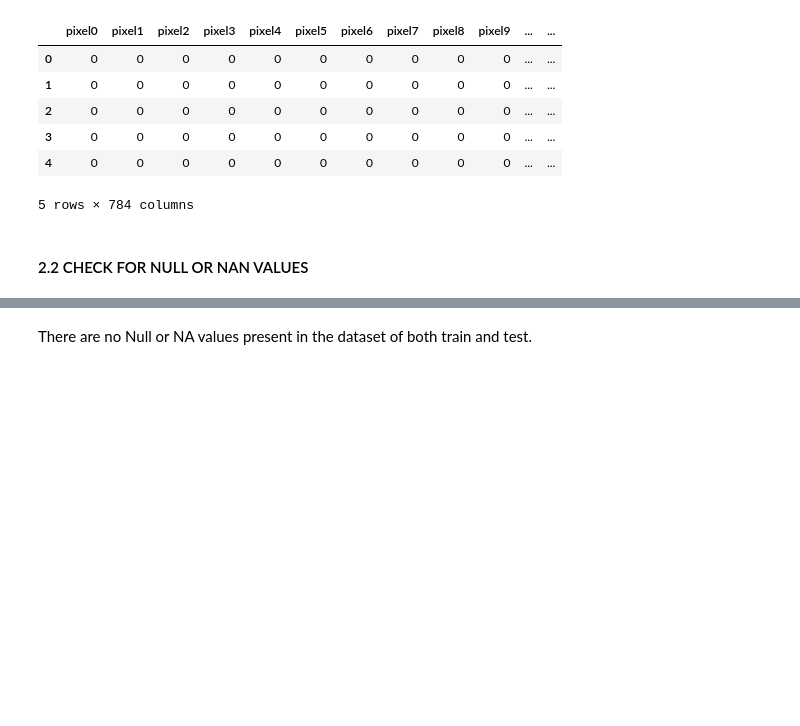
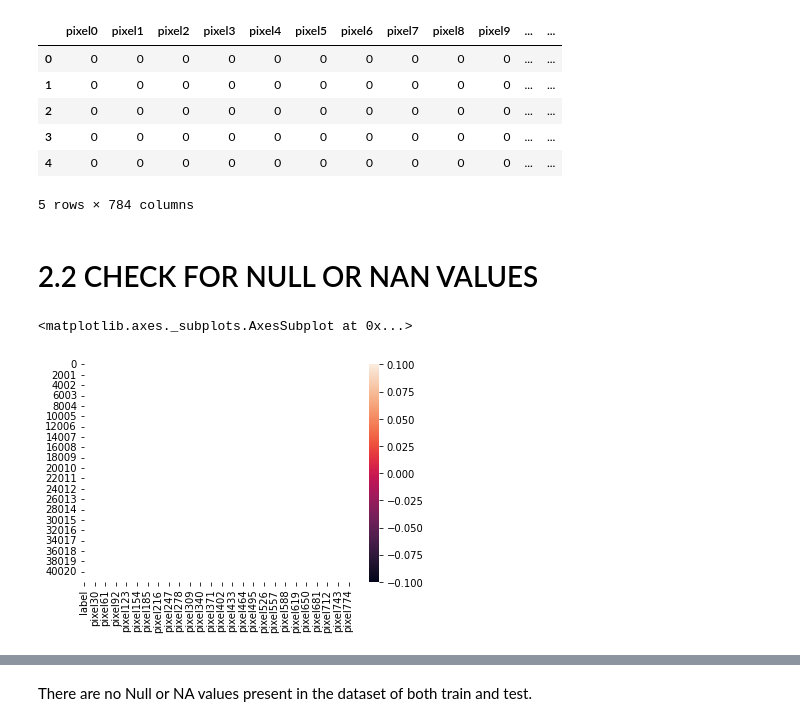
Before and after one commit to chaithrakc/syr_ads_machine_learning, a Jupyter notebook: week08knn_svm_randomforest/hw08/chaithra-hw08-knn-svm-randomforest.ipynb, the cells around one changed output, grey strips where cells are left out. Drawn from its saved outputs; the diff is of its cells as text; code cells hidden in the pictures; blank space fills up the shorter version.

```diff
--- a/week08knn_svm_randomforest/hw08/chaithra-hw08-knn-svm-randomforest.ipynb
+++ b/week08knn_svm_randomforest/hw08/chaithra-hw08-knn-svm-randomforest.ipynb
@@ -74,7 +75,10 @@ test.head()
 | 4 | 0 | 0 | 0 | 0 | 0 | 0 | 0 | 0 | 0 | 0 | ... | ... |
 5 rows × 784 columns
 # %% [markdown]
-#### 2.2 CHECK FOR NULL OR NAN VALUES
+# 2.2 CHECK FOR NULL OR NAN VALUES
 # %%
-#sns.heatmap(train.isnull()) # no null or NA values in training data # plotting takes time
+sns.heatmap(train.isnull()) # no null or NA values in training data # plotting takes time
+# %% [output]
+<matplotlib.axes._subplots.AxesSubplot at 0x...>
+[figure, added]
 # %%
```
Also changed, not shown: parts of 45 cells of this notebook, 21 other files.
